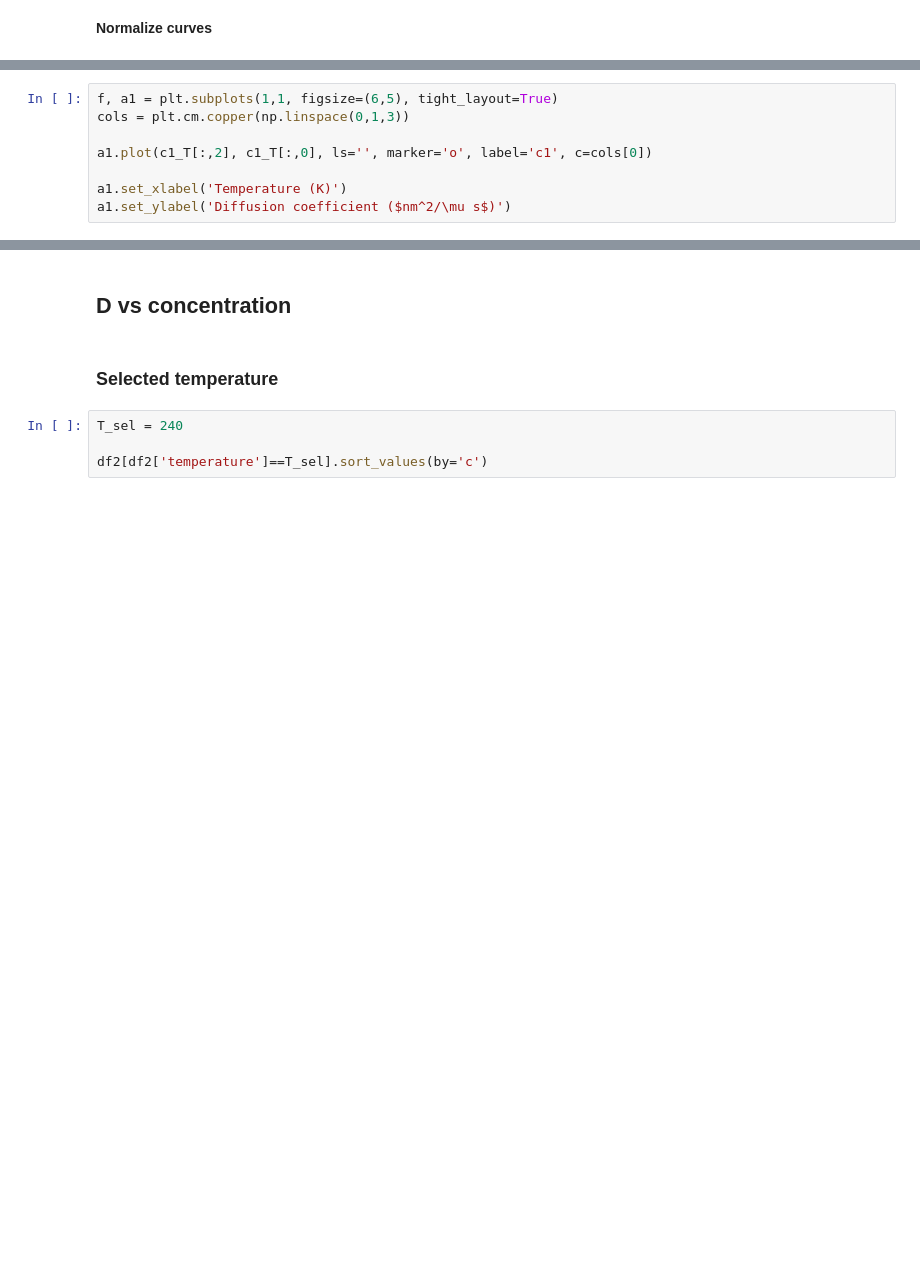
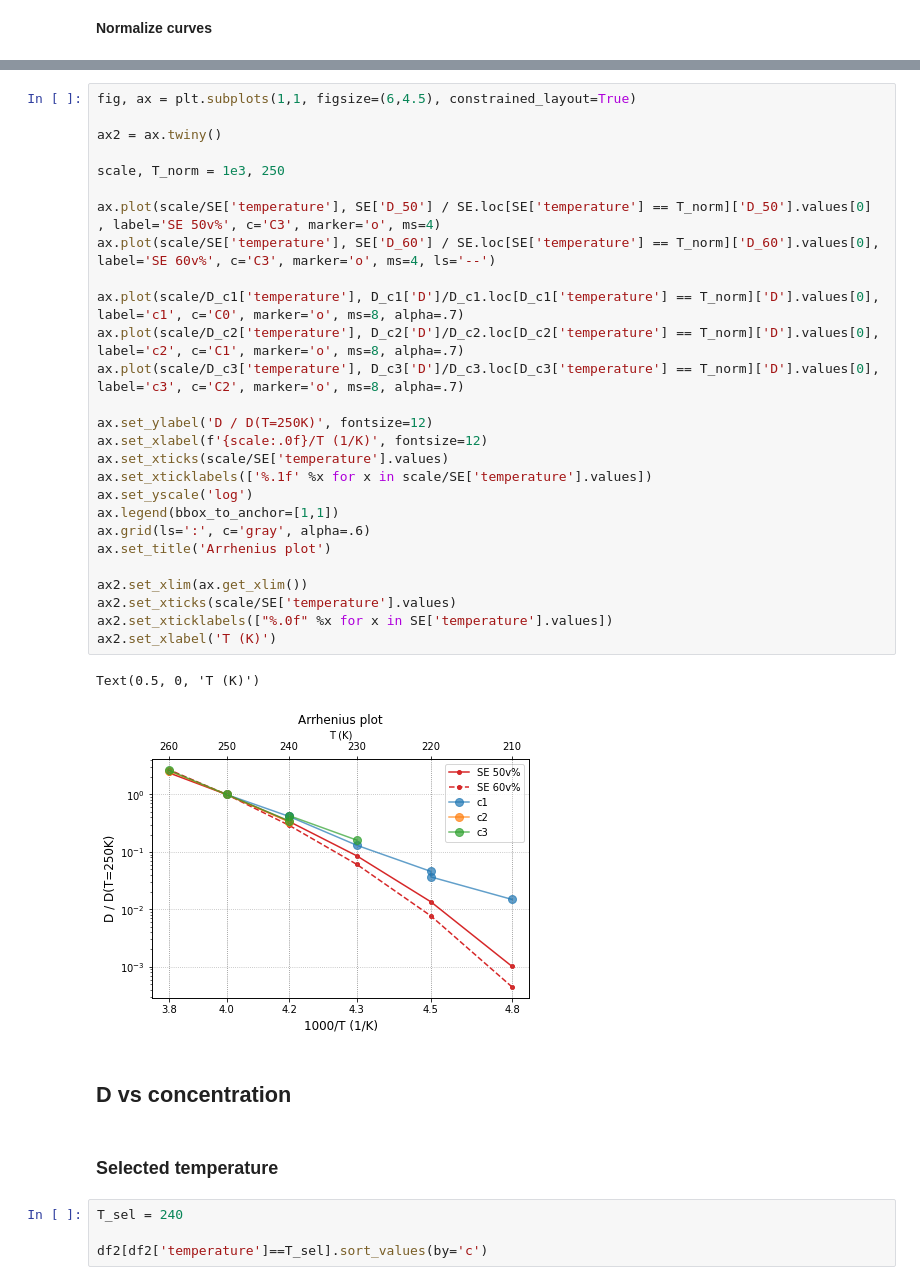
Before and after one commit to maddalenabin/id10-ferritin-2022, a Jupyter notebook: 01-notebooks/06-diff-coeff.ipynb, the cells around one changed output, grey strips where cells are left out. Saved outputs shown, nothing was run; the diff lists cells and outputs as text; blank space fills up the shorter version.

```diff
--- a/01-notebooks/06-diff-coeff.ipynb
+++ b/01-notebooks/06-diff-coeff.ipynb
@@ -196,8 +201,0 @@ inintial
-# %%
-f, a1 = plt.subplots(1,1, figsize=(6,5), tight_layout=True)
-cols = plt.cm.copper(np.linspace(0,1,3))
-
-a1.plot(c1_T[:,2], c1_T[:,0], ls='', marker='o', label='c1', c=cols[0])
-
-a1.set_xlabel('Temperature (K)')
-a1.set_ylabel('Diffusion coefficient ($nm^2/\mu s$)')
@@ -227,3 +214,33 @@ ax.grid(ls=':', c='gray', alpha=.6)
+# %%
+fig, ax = plt.subplots(1,1, figsize=(6,4.5), constrained_layout=True)
+
+ax2 = ax.twiny()
+
+scale, T_norm = 1e3, 250
+
+ax.plot(scale/SE['temperature'], SE['D_50'] / SE.loc[SE['temperature'] == T_norm]['D_50'].values[0] , label='SE 50v%', c='C3', marker='o', ms=4)
+ax.plot(scale/SE['temperature'], SE['D_60'] / SE.loc[SE['temperature'] == T_norm]['D_60'].values[0], label='SE 60v%', c='C3', marker='o', ms=4, ls='--')
+
+ax.plot(scale/D_c1['temperature'], D_c1['D']/D_c1.loc[D_c1['temperature'] == T_norm]['D'].values[0], label='c1', c='C0', marker='o', ms=8, alpha=.7)
+ax.plot(scale/D_c2['temperature'], D_c2['D']/D_c2.loc[D_c2['temperature'] == T_norm]['D'].values[0], label='c2', c='C1', marker='o', ms=8, alpha=.7)
+ax.plot(scale/D_c3['temperature'], D_c3['D']/D_c3.loc[D_c3['temperature'] == T_norm]['D'].values[0], label='c3', c='C2', marker='o', ms=8, alpha=.7)
+
+ax.set_ylabel('D / D(T=250K)', fontsize=12)
+ax.set_xlabel(f'{scale:.0f}/T (1/K)', fontsize=12)
+ax.set_xticks(scale/SE['temperature'].values)
+ax.set_xticklabels(['%.1f' %x for x in scale/SE['temperature'].values])
+ax.set_yscale('log')
+ax.legend(bbox_to_anchor=[1,1])
+ax.grid(ls=':', c='gray', alpha=.6)
+ax.set_title('Arrhenius plot')
+
+ax2.set_xlim(ax.get_xlim())
+ax2.set_xticks(scale/SE['temperature'].values)
+ax2.set_xticklabels(["%.0f" %x for x in SE['temperature'].values])
+ax2.set_xlabel('T (K)')
+# %% [output]
+Text(0.5, 0, 'T (K)')
+[figure, added]
 # %% [markdown]
 ## D vs concentration
 # %% [markdown]
```
Also changed, not shown: parts of 12 cells of this notebook.
